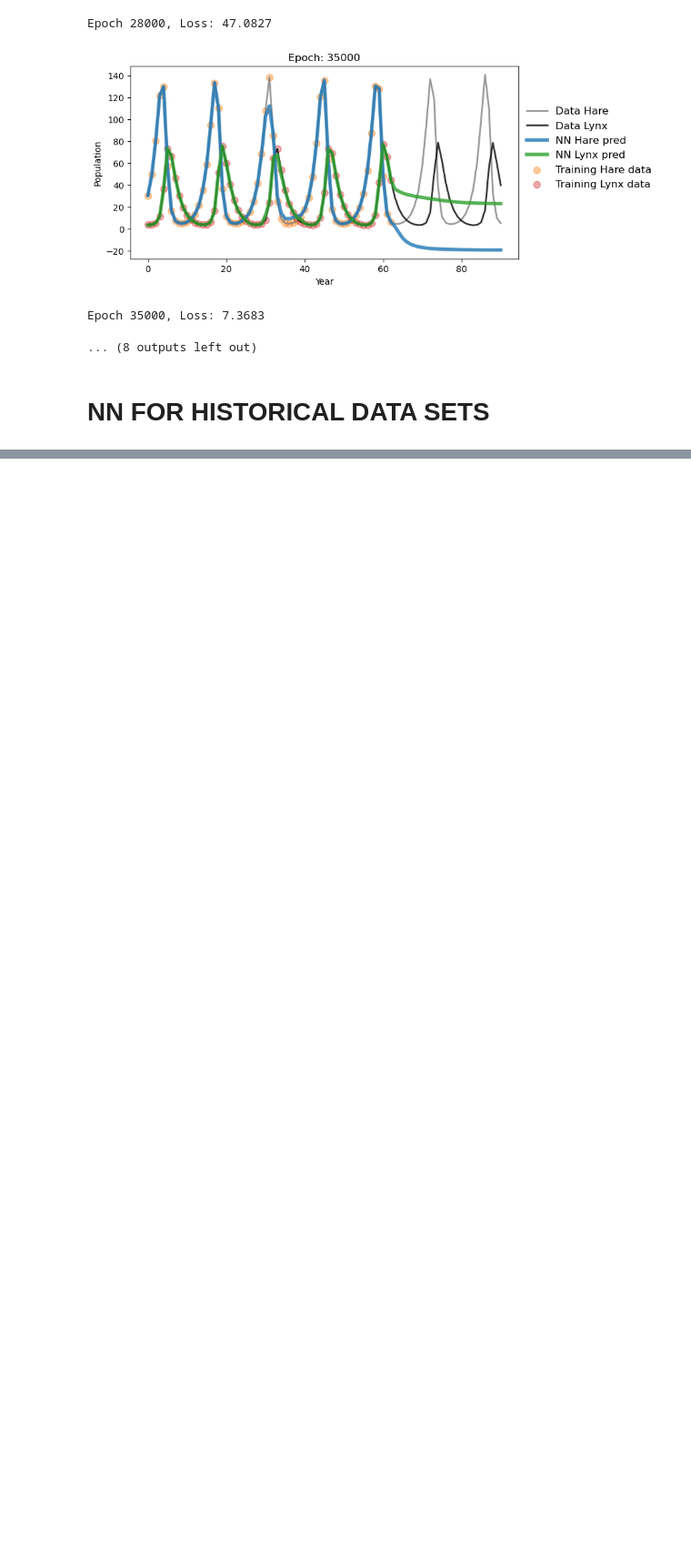
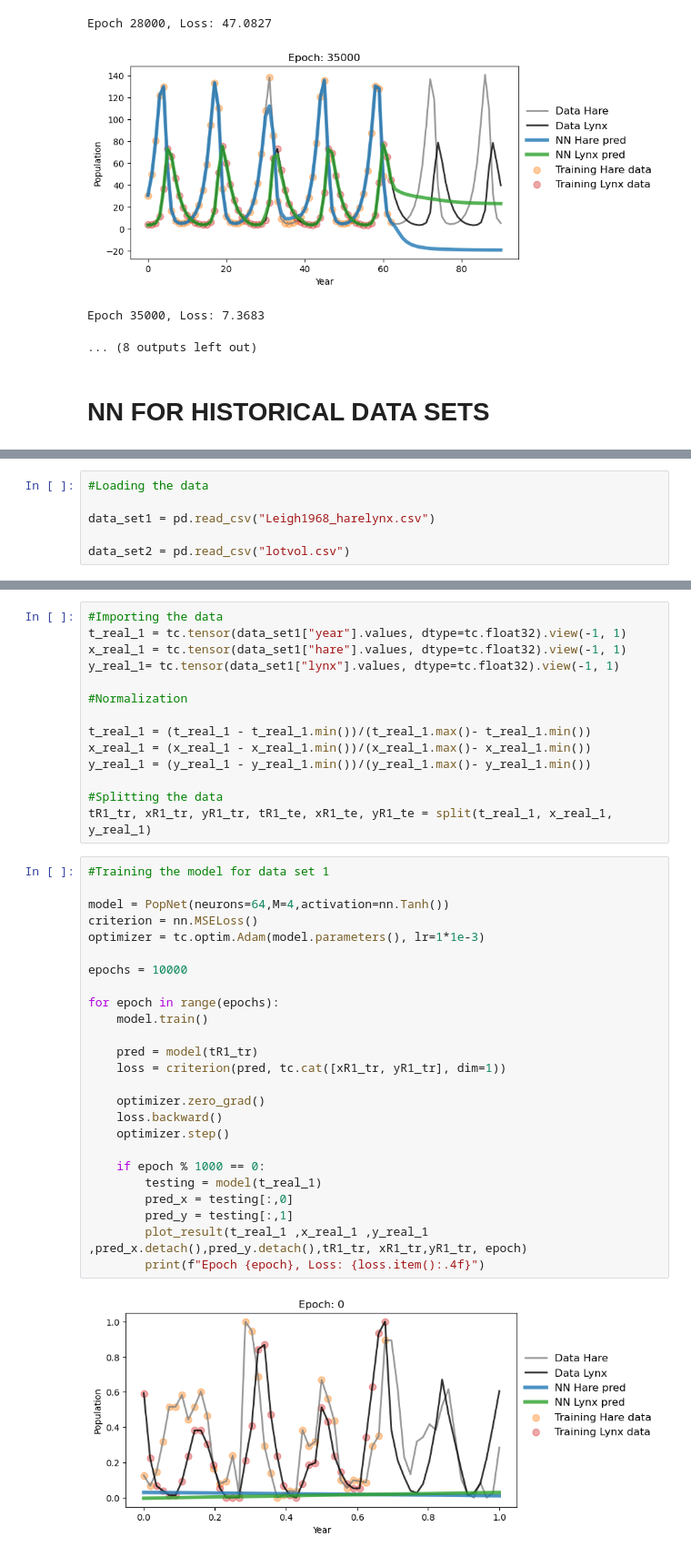
Before and after one commit to HannaKarwowska/Scientific-Machine-Learning-PSI-2026, a Jupyter notebook: Homework/My Homeworks 2/HW2_NN_PINN.ipynb, the cells around one changed output, grey strips where cells are left out. Shown at 91% size. Cells and saved outputs as stored; diff of their text form; blank space fills up the shorter version.

```diff
--- a/Homework/My Homeworks 2/HW2_NN_PINN.ipynb
+++ b/Homework/My Homeworks 2/HW2_NN_PINN.ipynb
@@ -214,0 +217,6 @@ Epoch 35000, Loss: 7.3683
+# %%
+#Loading the data
+
+data_set1 = pd.read_csv("Leigh1968_harelynx.csv")
+
+data_set2 = pd.read_csv("lotvol.csv")
@@ -214,0 +225,41 @@ Epoch 35000, Loss: 7.3683
+# %%
+#Importing the data
+t_real_1 = tc.tensor(data_set1["year"].values, dtype=tc.float32).view(-1, 1)
+x_real_1 = tc.tensor(data_set1["hare"].values, dtype=tc.float32).view(-1, 1)
+y_real_1= tc.tensor(data_set1["lynx"].values, dtype=tc.float32).view(-1, 1)
+
+#Normalization
+
+t_real_1 = (t_real_1 - t_real_1.min())/(t_real_1.max()- t_real_1.min())
+x_real_1 = (x_real_1 - x_real_1.min())/(x_real_1.max()- x_real_1.min())
+y_real_1 = (y_real_1 - y_real_1.min())/(y_real_1.max()- y_real_1.min())
+
+#Splitting the data
+tR1_tr, xR1_tr, yR1_tr, tR1_te, xR1_te, yR1_te = split(t_real_1, x_real_1, y_real_1)
+# %%
+#Training the model for data set 1
+
+model = PopNet(neurons=64,M=4,activation=nn.Tanh())
+criterion = nn.MSELoss()
+optimizer = tc.optim.Adam(model.parameters(), lr=1*1e-3)
+
+epochs = 10000
+
+for epoch in range(epochs):
+    model.train()
+
+    pred = model(tR1_tr)
+    loss = criterion(pred, tc.cat([xR1_tr, yR1_tr], dim=1))
+
+    optimizer.zero_grad()
+    loss.backward()
+    optimizer.step()
+
+    if epoch % 1000 == 0:
+        testing = model(t_real_1)
+        pred_x = testing[:,0]
+        pred_y = testing[:,1]
+        plot_result(t_real_1 ,x_real_1 ,y_real_1 ,pred_x.detach(),pred_y.detach(),tR1_tr, xR1_tr,yR1_tr, epoch)
+        print(f"Epoch {epoch}, Loss: {loss.item():.4f}")
+# %% [output]
+[figure, added]
```
Also changed, not shown: parts of 6 cells of this notebook.
